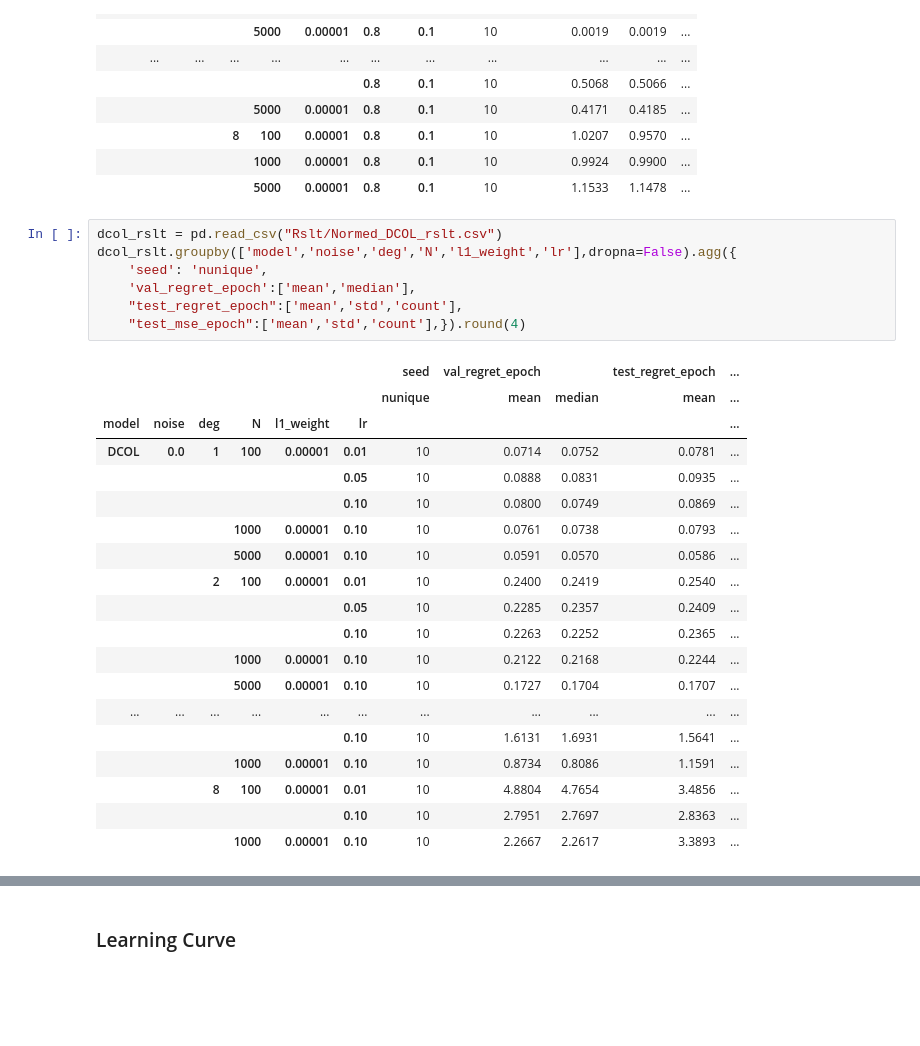
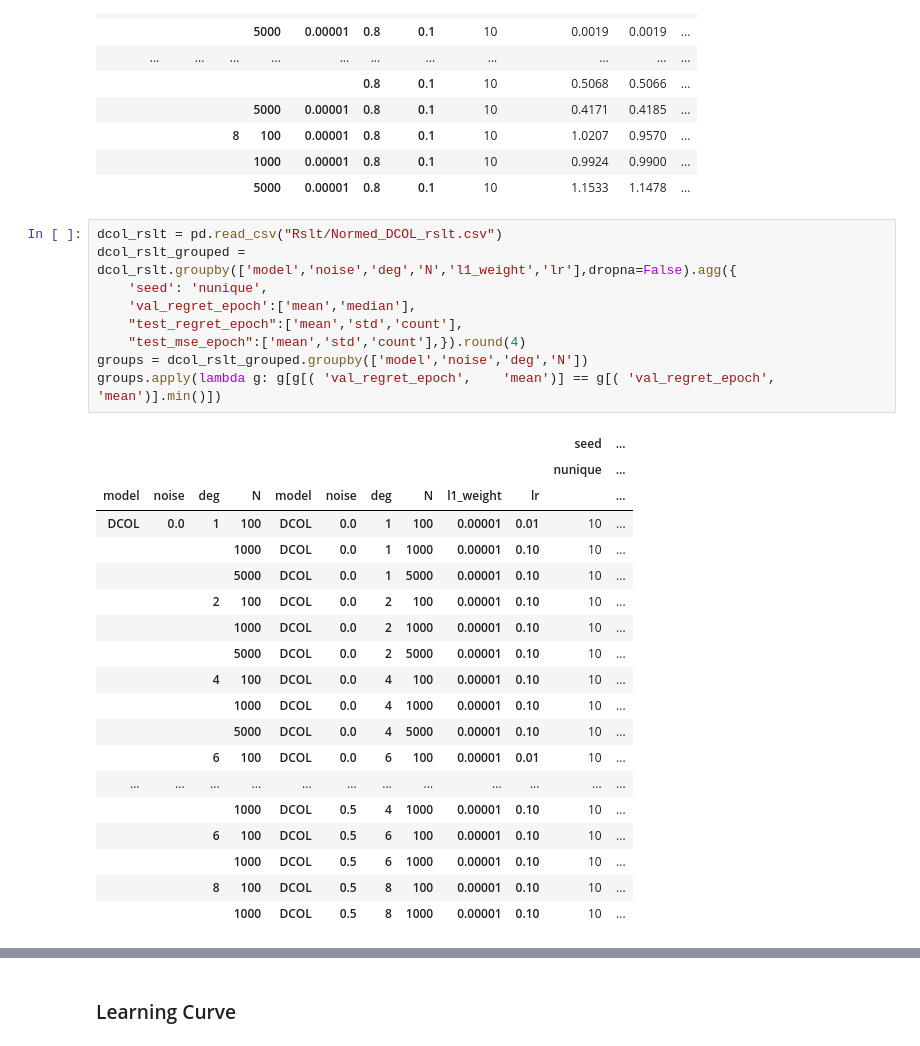
Before and after one commit to PredOpt/predopt-benchmarks, a Jupyter notebook: SPOSP/ResultIn Tabular.ipynb, the cells around one changed output, grey strips where cells are left out. Drawn from its saved outputs; the diff is of its cells as text; blank space fills up the shorter version.

```diff
--- a/SPOSP/ResultIn Tabular.ipynb
+++ b/SPOSP/ResultIn Tabular.ipynb
@@ -381,30 +383,32 @@ pointwise_rslt.groupby(['model','noise','deg','N','l1_weight','lr','growth'],dro
 |  |  |  | 5000 | 0.00001 | 0.8 | 0.1 | 10 | 1.1533 | 1.1478 | ... |
 # %%
 dcol_rslt = pd.read_csv("Rslt/Normed_DCOL_rslt.csv")
-dcol_rslt.groupby(['model','noise','deg','N','l1_weight','lr'],dropna=False).agg({
+dcol_rslt_grouped = dcol_rslt.groupby(['model','noise','deg','N','l1_weight','lr'],dropna=False).agg({
     'seed': 'nunique',
     'val_regret_epoch':['mean','median'],
     "test_regret_epoch":['mean','std','count'],
     "test_mse_epoch":['mean','std','count'],}).round(4)
+groups = dcol_rslt_grouped.groupby(['model','noise','deg','N'])
+groups.apply(lambda g: g[g[( 'val_regret_epoch',    'mean')] == g[( 'val_regret_epoch',    'mean')].min()])
 # %% [output]
-|  |  |  |  |  |  | seed | val_regret_epoch |  | test_regret_epoch | ... |
-|  |  |  |  |  |  | nunique | mean | median | mean | ... |
-| model | noise | deg | N | l1_weight | lr |  |  |  |  | ... |
-| DCOL | 0.0 | 1 | 100 | 0.00001 | 0.01 | 10 | 0.0714 | 0.0752 | 0.0781 | ... |
-|  |  |  |  |  | 0.05 | 10 | 0.0888 | 0.0831 | 0.0935 | ... |
-|  |  |  |  |  | 0.10 | 10 | 0.0800 | 0.0749 | 0.0869 | ... |
-|  |  |  | 1000 | 0.00001 | 0.10 | 10 | 0.0761 | 0.0738 | 0.0793 | ... |
-|  |  |  | 5000 | 0.00001 | 0.10 | 10 | 0.0591 | 0.0570 | 0.0586 | ... |
-|  |  | 2 | 100 | 0.00001 | 0.01 | 10 | 0.2400 | 0.2419 | 0.2540 | ... |
-|  |  |  |  |  | 0.05 | 10 | 0.2285 | 0.2357 | 0.2409 | ... |
-|  |  |  |  |  | 0.10 | 10 | 0.2263 | 0.2252 | 0.2365 | ... |
-|  |  |  | 1000 | 0.00001 | 0.10 | 10 | 0.2122 | 0.2168 | 0.2244 | ... |
-|  |  |  | 5000 | 0.00001 | 0.10 | 10 | 0.1727 | 0.1704 | 0.1707 | ... |
-| ... | ... | ... | ... | ... | ... | ... | ... | ... | ... | ... |
-|  |  |  |  |  | 0.10 | 10 | 1.6131 | 1.6931 | 1.5641 | ... |
-|  |  |  | 1000 | 0.00001 | 0.10 | 10 | 0.8734 | 0.8086 | 1.1591 | ... |
-|  |  | 8 | 100 | 0.00001 | 0.01 | 10 | 4.8804 | 4.7654 | 3.4856 | ... |
-|  |  |  |  |  | 0.10 | 10 | 2.7951 | 2.7697 | 2.8363 | ... |
-|  |  |  | 1000 | 0.00001 | 0.10 | 10 | 2.2667 | 2.2617 | 3.3893 | ... |
+|  |  |  |  |  |  |  |  |  |  | seed | ... |
+|  |  |  |  |  |  |  |  |  |  | nunique | ... |
+| model | noise | deg | N | model | noise | deg | N | l1_weight | lr |  | ... |
+| DCOL | 0.0 | 1 | 100 | DCOL | 0.0 | 1 | 100 | 0.00001 | 0.01 | 10 | ... |
+|  |  |  | 1000 | DCOL | 0.0 | 1 | 1000 | 0.00001 | 0.10 | 10 | ... |
+|  |  |  | 5000 | DCOL | 0.0 | 1 | 5000 | 0.00001 | 0.10 | 10 | ... |
+|  |  | 2 | 100 | DCOL | 0.0 | 2 | 100 | 0.00001 | 0.10 | 10 | ... |
+|  |  |  | 1000 | DCOL | 0.0 | 2 | 1000 | 0.00001 | 0.10 | 10 | ... |
+|  |  |  | 5000 | DCOL | 0.0 | 2 | 5000 | 0.00001 | 0.10 | 10 | ... |
+|  |  | 4 | 100 | DCOL | 0.0 | 4 | 100 | 0.00001 | 0.10 | 10 | ... |
+|  |  |  | 1000 | DCOL | 0.0 | 4 | 1000 | 0.00001 | 0.10 | 10 | ... |
+|  |  |  | 5000 | DCOL | 0.0 | 4 | 5000 | 0.00001 | 0.10 | 10 | ... |
+|  |  | 6 | 100 | DCOL | 0.0 | 6 | 100 | 0.00001 | 0.01 | 10 | ... |
+| ... | ... | ... | ... | ... | ... | ... | ... | ... | ... | ... | ... |
+|  |  |  | 1000 | DCOL | 0.5 | 4 | 1000 | 0.00001 | 0.10 | 10 | ... |
+|  |  | 6 | 100 | DCOL | 0.5 | 6 | 100 | 0.00001 | 0.10 | 10 | ... |
+|  |  |  | 1000 | DCOL | 0.5 | 6 | 1000 | 0.00001 | 0.10 | 10 | ... |
+|  |  | 8 | 100 | DCOL | 0.5 | 8 | 100 | 0.00001 | 0.10 | 10 | ... |
+|  |  |  | 1000 | DCOL | 0.5 | 8 | 1000 | 0.00001 | 0.10 | 10 | ... |
 # %%
 qptl_rslt = pd.read_csv("Rslt/Normed_QPTL_rslt.csv")
```
Also changed, not shown: parts of 3 cells of this notebook, 6 other files.
